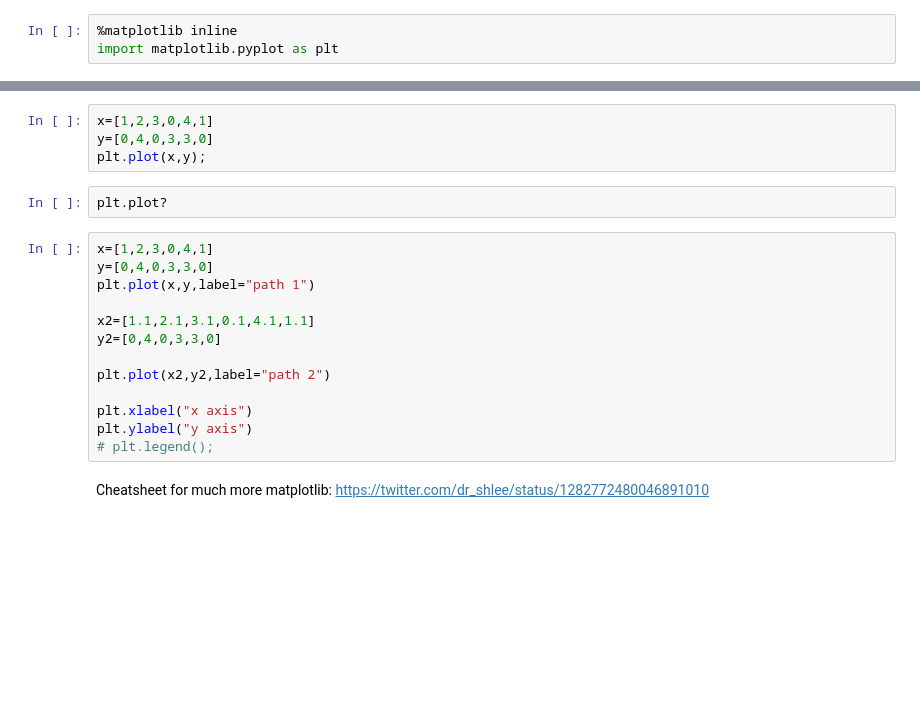
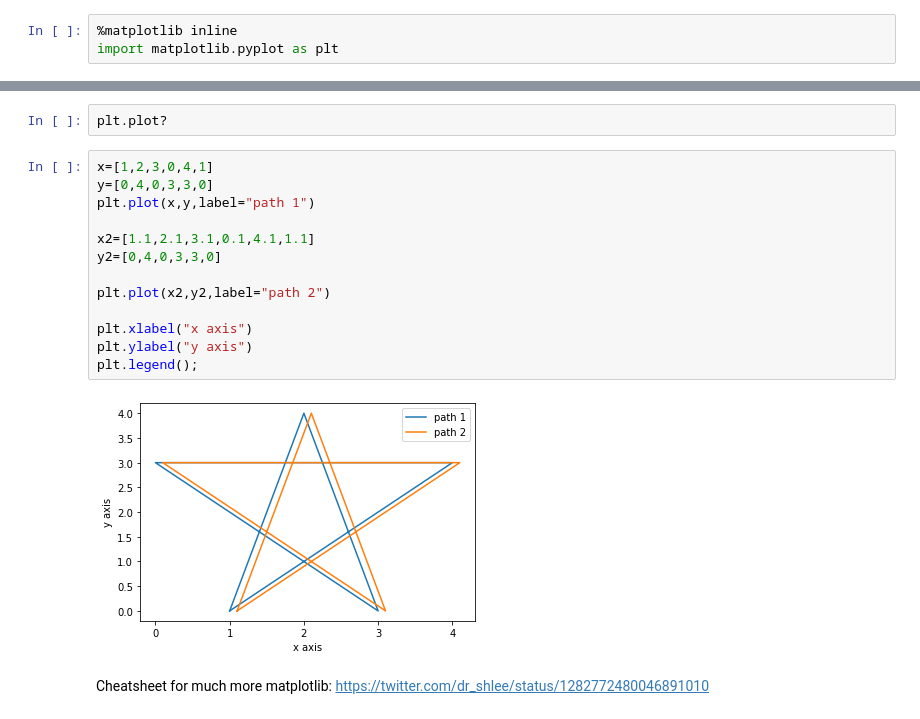
Before and after one commit to Postrophilas/2020-SoSe-wm01, a Jupyter notebook: lecture-02/01 variables, types, lists, tuples, plotting, functions.ipynb, the cells around one changed output, grey strips where cells are left out. Drawn from its saved outputs; the diff is of its cells as text; blank space fills up the shorter version.

```diff
--- a/lecture-02/01 variables, types, lists, tuples, plotting, functions.ipynb
+++ b/lecture-02/01 variables, types, lists, tuples, plotting, functions.ipynb
@@ -261,22 +439,20 @@ plt.plot(x,y,marker='o');
-# %%
-x=[1,2,3,0,4,1]
-y=[0,4,0,3,3,0]
-plt.plot(x,y);
 # %%
 plt.plot?
 # %%
 x=[1,2,3,0,4,1]
 y=[0,4,0,3,3,0]
 plt.plot(x,y,label="path 1")
 
 x2=[1.1,2.1,3.1,0.1,4.1,1.1]
 y2=[0,4,0,3,3,0]
 
 plt.plot(x2,y2,label="path 2")
 
 plt.xlabel("x axis")
 plt.ylabel("y axis")
-# plt.legend();
+plt.legend();
+# %% [output]
+[figure, added]
 # %% [markdown]
 Cheatsheet for much more matplotlib: https://twitter.com/dr_shlee/status/1282772480046891010
 # %% [markdown]
```
Also changed, not shown: parts of 74 cells of this notebook, 1 other file.
